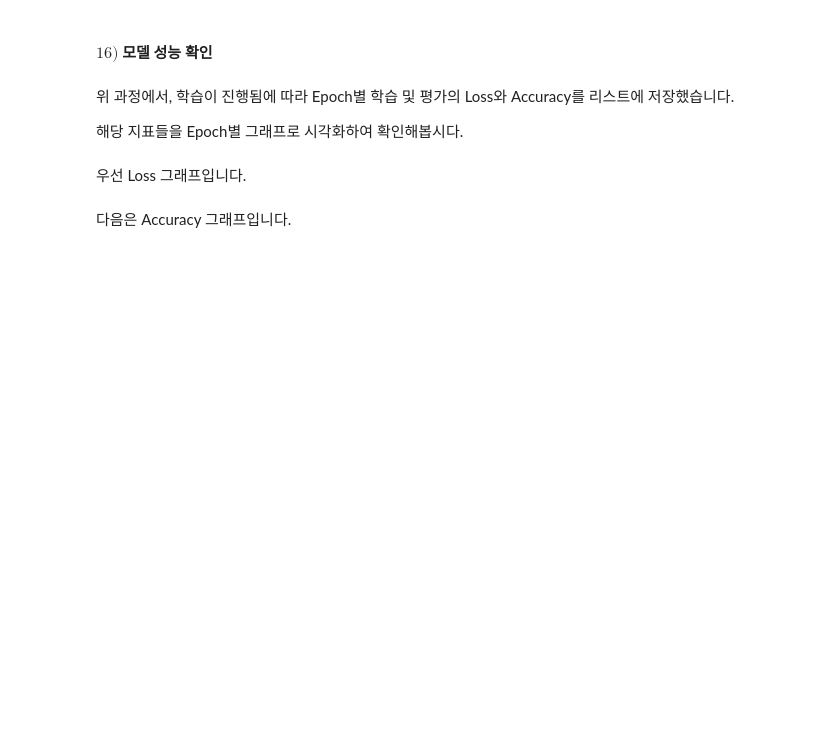
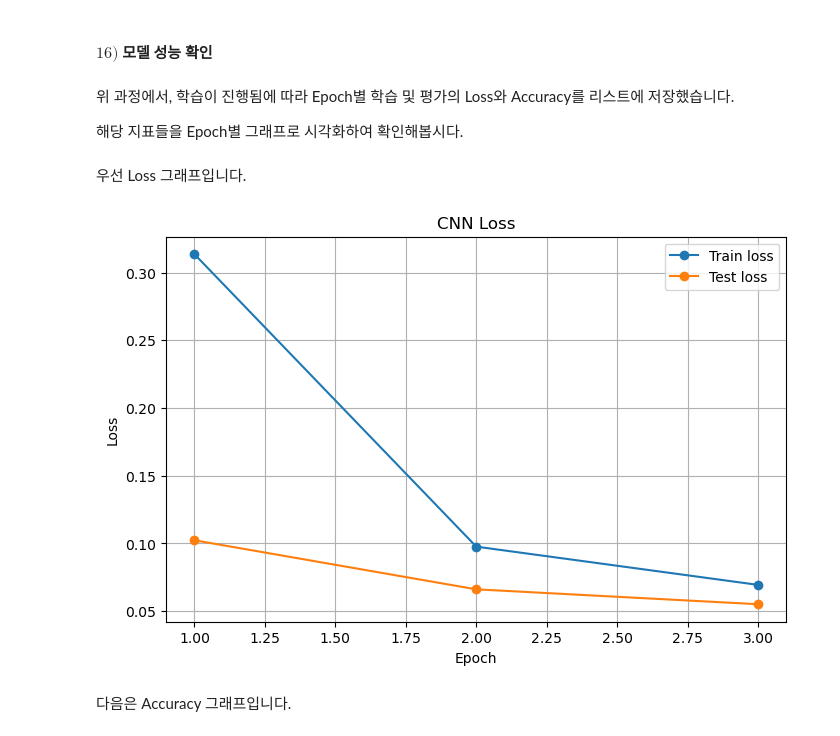
Before and after one commit to seedevk8s/physical-ai-vision-llm-gemma-multimodal, a Jupyter notebook: 03_DL-and-GPU.ipynb, the cells around one changed output. Saved outputs shown, nothing was run; the diff lists cells and outputs as text; code cells hidden in the pictures; blank space fills up the shorter version.

```diff
--- a/03_DL-and-GPU.ipynb
+++ b/03_DL-and-GPU.ipynb
@@ -1901,20 +2111,24 @@ plt.show()
 # %% [markdown]
 우선 Loss 그래프입니다.
 # %%
-# TODO: plt.plot(x축_데이터, y축_데이터, marker="o", label="데이터_이름")을 사용하여 그래프 생성
-plt.figure(figsize=(8,5))
+# 저장된 Loss 개수에 맞춰 Epoch 축을 1부터 생성
+epoch_axis = range(1, len(train_loss_history) + 1)  # 예: Epoch가 3개이면 1, 2, 3
 
-# TODO: train_loss_history 그래프 생성
-plt.plot(...)
-# TODO: test_loss_history 그래프 생성
-plt.plot(...)
+plt.figure(figsize=(8,5))  # Loss 그래프를 그릴 Figure 생성
+
+# Epoch별 학습 데이터의 평균 Loss를 선 그래프로 표시
+plt.plot(epoch_axis, train_loss_history, marker="o", label="Train loss")
+# Epoch별 테스트 데이터의 평균 Loss를 선 그래프로 표시
+plt.plot(epoch_axis, test_loss_history, marker="o", label="Test loss")
 
 plt.xlabel("Epoch")
 plt.ylabel("Loss")
 plt.title("CNN Loss")
 plt.grid()
 plt.legend()
 plt.show()
+# %% [output]
+[figure, added]
 # %% [markdown]
 다음은 Accuracy 그래프입니다.
 # %%
```
Also changed, not shown: parts of 42 cells of this notebook, 9 other files.
